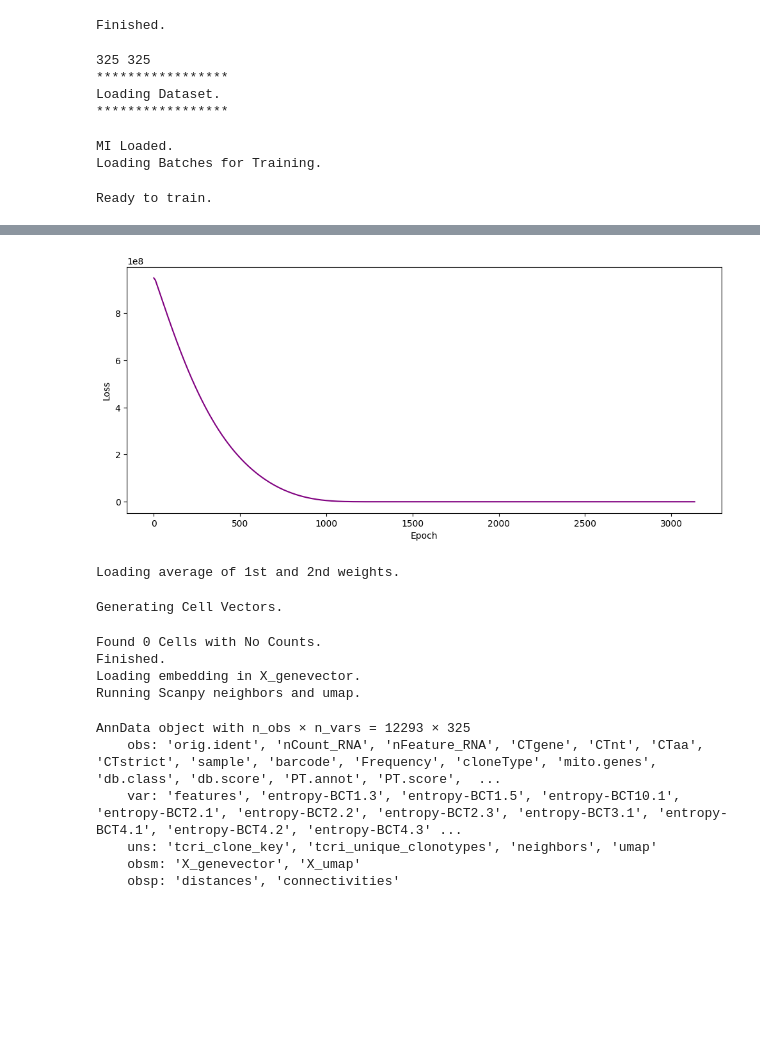
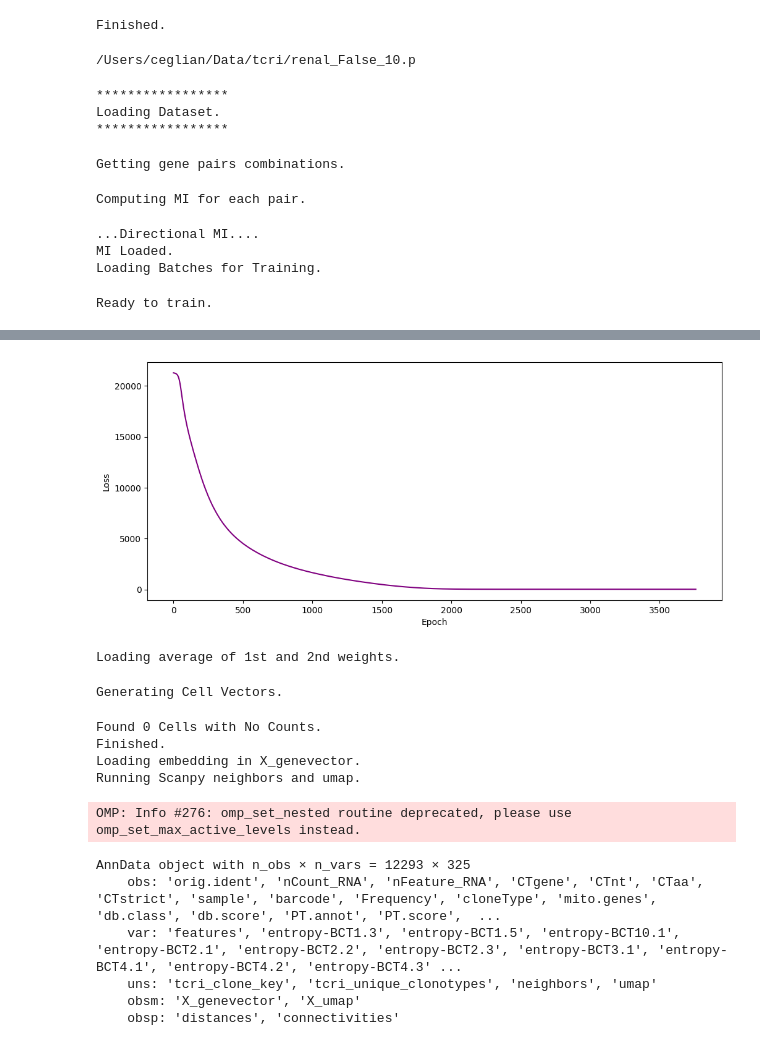
Before and after one commit to nceglia/tcri, a Jupyter notebook: example/renal/renal.ipynb, the cells around one changed output, grey strips where cells are left out. Drawn from its saved outputs; the diff is of its cells as text; code cells hidden in the pictures; blank space fills up the shorter version.

```diff
--- a/example/renal/renal.ipynb
+++ b/example/renal/renal.ipynb
@@ -15,15 +15,16 @@ AnnData object with n_obs × n_vars = 12293 × 15729
     var: 'features', 'entropy-BCT1.3', 'entropy-BCT1.5', 'entropy-BCT10.1', 'entropy-BCT2.1', 'entropy-BCT2.2', 'entropy-BCT2.3', 'entropy-BCT3.1', 'entropy-BCT4.1', 'entropy-BCT4.2', 'entropy-BCT4.3' ...
 # %%
 #any without signed mi were  false
-signed_mi          = False
-init_ortho         = False
+signed_mi          = True
+init_ortho         = True
 entropy_threshold  = 1.
 mutual_information = "/Users/ceglian/Data/tcri/renal_{}_{}.p".format(signed_mi,str(entropy_threshold).replace(".",""))
 print(mutual_information)
 embedding_size     = 100
-alpha              = 0.08
-beta               = 0.02
+alpha              = 0.0
+beta               = 0.0
 gain               = 10
+c                  = 100
 vector_file        = "/Users/ceglian/Data/tcri/renal_{}_{}_{}_{}_{}_{}.vec".format(embedding_size, alpha, beta, gain, signed_mi, init_ortho)
 print(vector_file)
 retrain            = True
@@ -80,40 +84,43 @@ View of AnnData object with n_obs × n_vars = 12293 × 325
 # %%
 tcri.pp.register_clonotype_key(adata,"trb")
 # %%
-dataset = GeneVectorDataset(adata,load_expression=True,signed_mi=signed_mi,device=device)
+dataset = GeneVectorDataset(adata,load_expression=retrain,signed_mi=signed_mi,device=device)
 # %% [output]
 Running...
 Loading Expression.
 Indexing expression.
 Finished.
+# %%
+print(mutual_information)
+# %% [output]
+/Users/ceglian/Data/tcri/renal_False_10.p
 # %%
 import pickle
-# if os.path.exists(vector_file):
-#     retrain = False
-#     print("found previous model.")
 if retrain:
     if os.path.exists(mutual_information):
         dataset.mi_scores = pickle.load(open(mutual_information,"rb"))
-    print(len(dataset.mi_scores),len(adata.var.index.tolist()))
+
     cmps = GeneVector(dataset,
                         output_file=vector_file,
                         emb_dimension=embedding_size,
                         gain=gain,
+                        c = c,
                         init_ortho=init_ortho,
                         device=device)
-if not os.path.exists(mutual_information):
     pickle.dump(dict(dataset.mi_scores),open(mutual_information,"wb"))
 # %% [output]
-325 325
 *****************
 Loading Dataset.
 *****************
-MI Loaded.
-Loading Batches for Training.
+Getting gene pairs combinations.
-Ready to train.
+Computing MI for each pair.
+...Directional MI....
+MI Loaded.
+Loading Batches for Training.
+Ready to train.
 # %%
 if retrain:
-    cmps.train(100000,threshold=1e-3,alpha=alpha, beta=beta, update_interval=100)
+    cmps.train(100000,threshold=1e-6,alpha=alpha, beta=beta, update_interval=20)
     embed = GeneEmbedding(vector_file, dataset, vector="average")
     cmps.plot()
 # %% [output]
@@ -135,6 +142,6 @@ if retrain:
 Training complete!
 Loading average of 1st and 2nd weights.
-[figure, old version]
+[figure, new version]
 # %%
 embed = GeneEmbedding(vector_file, dataset, vector="average")
 cembed = CellEmbedding(dataset, embed)
@@ -147,9 +154,10 @@ Found 0 Cells with No Counts.
 Finished.
 Loading embedding in X_genevector.
 Running Scanpy neighbors and umap.
-AnnData object with n_obs × n_vars = 12293 × 325
-    obs: 'orig.ident', 'nCount_RNA', 'nFeature_RNA', 'CTgene', 'CTnt', 'CTaa', 'CTstrict', 'sample', 'barcode', 'Frequency', 'cloneType', 'mito.genes', 'db.class', 'db.score', 'PT.annot', 'PT.score',  ...
-    var: 'features', 'entropy-BCT1.3', 'entropy-BCT1.5', 'entropy-BCT10.1', 'entropy-BCT2.1', 'entropy-BCT2.2', 'entropy-BCT2.3', 'entropy-BCT3.1', 'entropy-BCT4.1', 'entropy-BCT4.2', 'entropy-BCT4.3' ...
-    uns: 'tcri_clone_key', 'tcri_unique_clonotypes', 'neighbors', 'umap'
-    obsm: 'X_genevector', 'X_umap'
-    obsp: 'distances', 'connectivities'
+OMP: Info #276: omp_set_nested routine deprecated, please use omp_set_max_active_levels instead.
+AnnData object with n_obs × n_vars = 12293 × 325
+    obs: 'orig.ident', 'nCount_RNA', 'nFeature_RNA', 'CTgene', 'CTnt', 'CTaa', 'CTstrict', 'sample', 'barcode', 'Frequency', 'cloneType', 'mito.genes', 'db.class', 'db.score', 'PT.annot', 'PT.score',  ...
+    var: 'features', 'entropy-BCT1.3', 'entropy-BCT1.5', 'entropy-BCT10.1', 'entropy-BCT2.1', 'entropy-BCT2.2', 'entropy-BCT2.3', 'entropy-BCT3.1', 'entropy-BCT4.1', 'entropy-BCT4.2', 'entropy-BCT4.3' ...
+    uns: 'tcri_clone_key', 'tcri_unique_clonotypes', 'neighbors', 'umap'
+    obsm: 'X_genevector', 'X_umap'
+    obsp: 'distances', 'connectivities'
```
Also changed, not shown: parts of 25 cells of this notebook, 5 other files.
